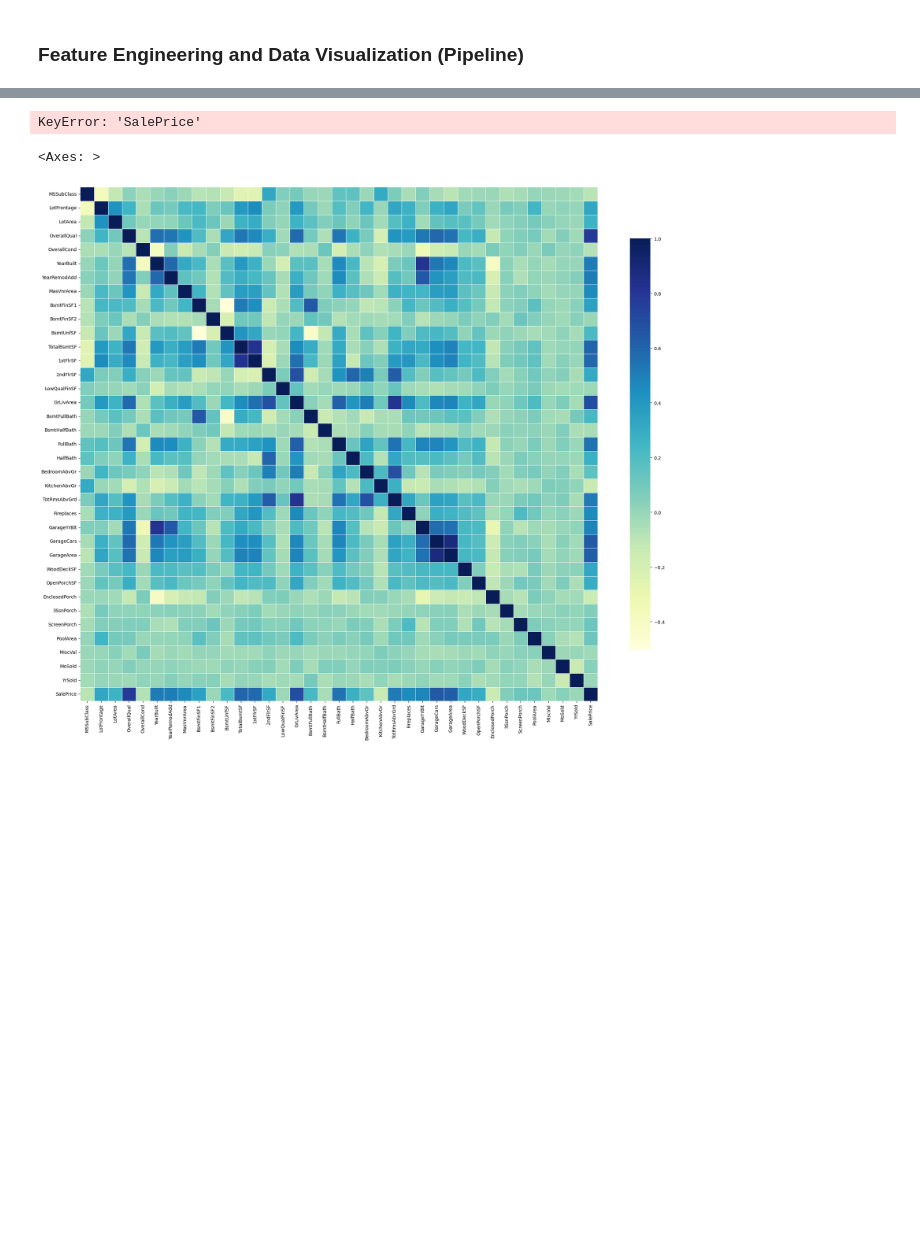
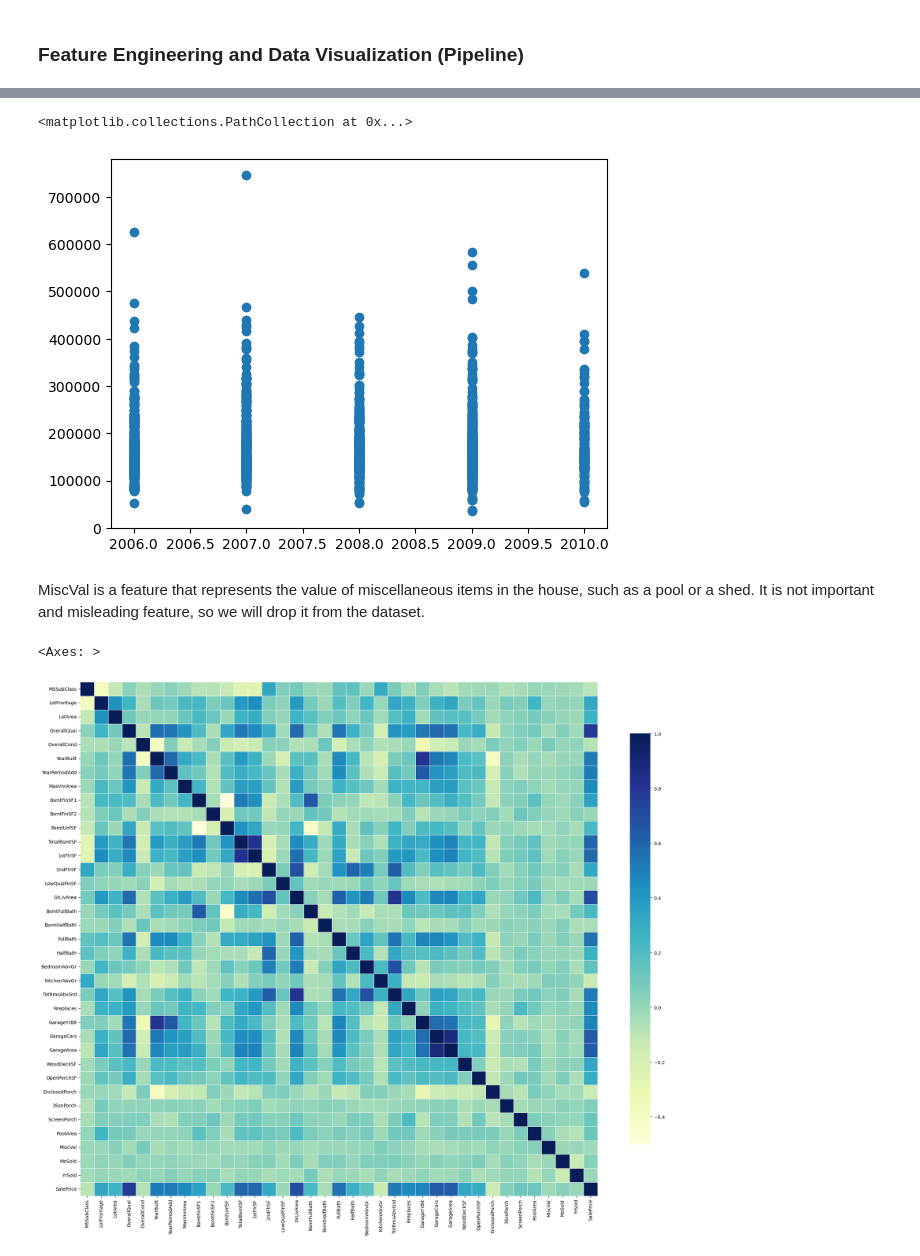
Before and after one commit to felixfaruix/kaggle-competitions, a Jupyter notebook: notebooks/HousePrices/house_prices_regression.ipynb, the cells around one changed output, grey strips where cells are left out. Cells and saved outputs as stored; diff of their text form; code cells hidden in the pictures; blank space fills up the shorter version.

```diff
--- a/notebooks/HousePrices/house_prices_regression.ipynb
+++ b/notebooks/HousePrices/house_prices_regression.ipynb
@@ -265,8 +273,16 @@ class FeatureImputer(BaseEstimator, TransformerMixin):
+# %%
+plt.scatter(x="YrSold", y="SalePrice", data=train_data)
+# %% [output]
+<matplotlib.collections.PathCollection at 0x...>
+[figure, added]
+# %% [markdown]
+MiscVal is a feature that represents the value of miscellaneous items in the house, such as a pool or a shed. It is not important and misleading feature, so we will drop it from the dataset.
 # %%
 from sklearn.preprocessing import StandardScaler
 from sklearn.pipeline import Pipeline
 
 pipeline = Pipeline([
+    ("drop_columns", dropColumns(columns=["Id"])),
     ("log_transformer", LogTransformer()),
     ("age_calculator", AgeCalculator()),
     ("feature_imputer", FeatureImputer()),
@@ -275,8 +291,6 @@ pipeline = Pipeline([
 train_data = pipeline.fit_transform(train_data)
 val_data= pipeline.transform(val_data)
 test_data = pipeline.transform(test_data)
-# %% [output]
-KeyError: 'SalePrice'
 # %%
 plt.figure(figsize=(25, 20))
 sns.heatmap(numerical_values.corr(), fmt='.2f', cmap="YlGnBu", linewidths=0.5, cbar_kws={"shrink": .8})
```
Also changed, not shown: parts of 24 cells of this notebook, 1 other file.
